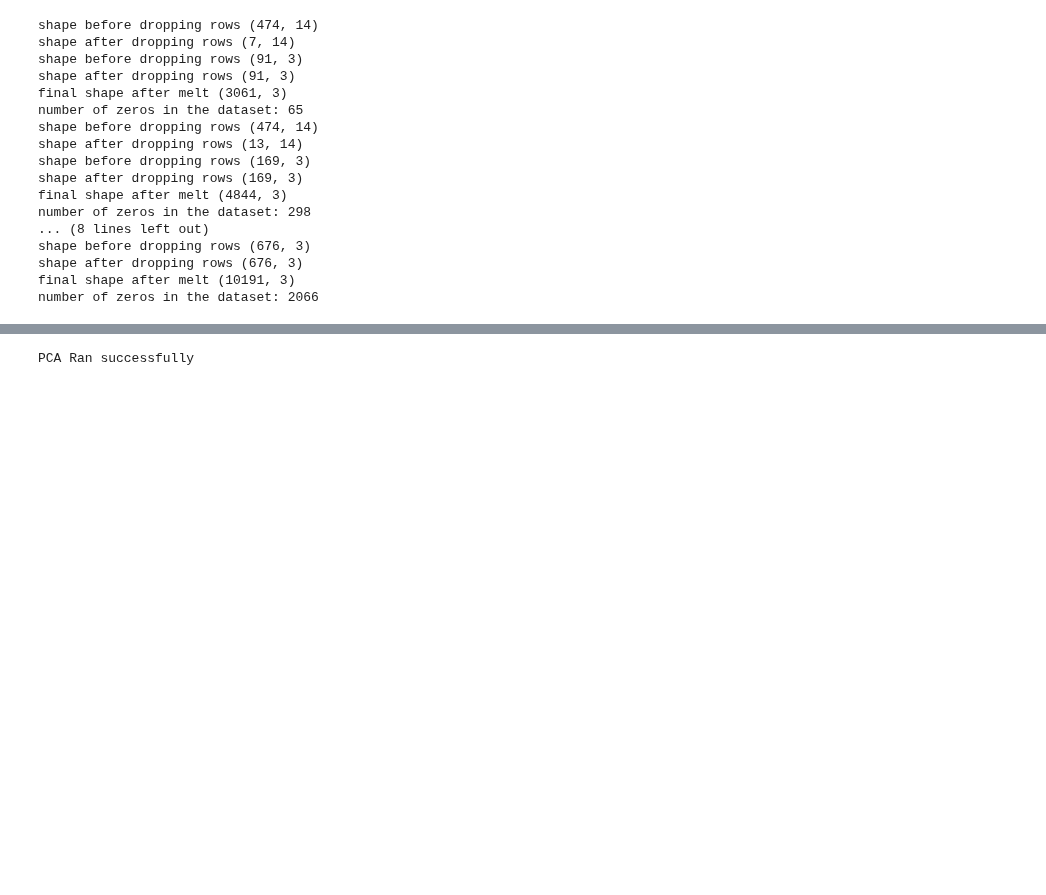
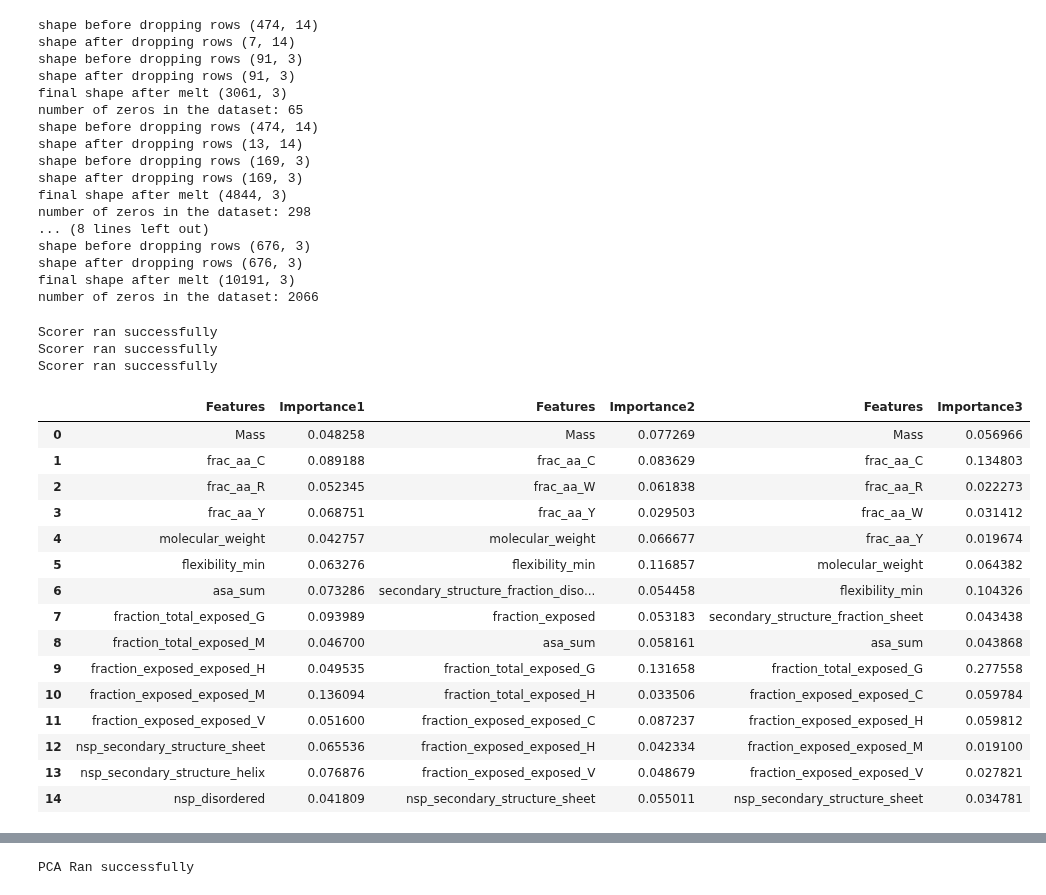
Before and after one commit to karst-poulsen/PC_ML_using_NSP, a Jupyter notebook: ML_5_pubpipe_Samples.ipynb, the cells around one changed output, grey strips where cells are left out. Drawn from its saved outputs; the diff is of its cells as text; code cells hidden in the pictures; blank space fills up the shorter version.

```diff
--- a/ML_5_pubpipe_Samples.ipynb
+++ b/ML_5_pubpipe_Samples.ipynb
@@ -294,3 +294,52 @@ for file in files:
     df = RFECV_plot(df,label_abund,model,id,folds=splits,step=2)
     df_out=pd.concat([df, id_col,labels_df], axis=1)
     df_out.to_excel(in_dir+id+'RFECV.xlsx',index=False)
+# %%
+model=RandomForestRegressor(n_estimators=100)
+df_filepath='Input_data/Save_files/df_1_all.xlsx'
+df = pd.read_excel(df_filepath, header=0)
+summary_tmp=[]
+feats=[]
+for i in range(1,4):
+    df_test=df[df['NPUNID']==i].copy()
+    labels_df= df_test['Abundance'].copy()
+    id_col= df_test['NPUNID'].copy()
+    label_abund=np.ravel(labels_df)
+    df_test=df_test.drop(columns=['Entry', 'Abundance', 'Sequence', 'NPID', 'Ligands', 'Protein Source', 'Sample_num', 'Unnamed: 5','Raw_FileID','NPUNID','Abundance_Controls'])
+    step = 3
+    estimator = model
+    selector = RFE(estimator, n_features_to_select=15, step=step)
+    selector = selector.fit(df_test, label_abund)
+    feat_list = selector.get_feature_names_out()
+    df_test = df_test[feat_list].copy()
+
+
+    model.fit(df_test,labels_df)
+    tmp2,tmp3=scorer(df_test, label_abund, model, str(i), 10)
+    summary_tmp.append(tmp2)
+    feats.append(tmp3)
+# lasso_feature_selection(df, label_abund, id)
+summary=pd.concat(summary_tmp,axis=0)
+feat_summary=feats[0]
+for d in feats[1:]:
+    feat_summary=feat_summary.merge(d, on='Features',how='outer')
+# %% [output]
+Scorer ran successfully
+Scorer ran successfully
+Scorer ran successfully
+|  | Features | Importance1 | Features | Importance2 | Features | Importance3 |
+| 0 | Mass | 0.048258 | Mass | 0.077269 | Mass | 0.056966 |
+| 1 | frac_aa_C | 0.089188 | frac_aa_C | 0.083629 | frac_aa_C | 0.134803 |
+| 2 | frac_aa_R | 0.052345 | frac_aa_W | 0.061838 | frac_aa_R | 0.022273 |
+| 3 | frac_aa_Y | 0.068751 | frac_aa_Y | 0.029503 | frac_aa_W | 0.031412 |
+| 4 | molecular_weight | 0.042757 | molecular_weight | 0.066677 | frac_aa_Y | 0.019674 |
+| 5 | flexibility_min | 0.063276 | flexibility_min | 0.116857 | molecular_weight | 0.064382 |
+| 6 | asa_sum | 0.073286 | secondary_structure_fraction_diso... | 0.054458 | flexibility_min | 0.104326 |
+| 7 | fraction_total_exposed_G | 0.093989 | fraction_exposed | 0.053183 | secondary_structure_fraction_sheet | 0.043438 |
+| 8 | fraction_total_exposed_M | 0.046700 | asa_sum | 0.058161 | asa_sum | 0.043868 |
+| 9 | fraction_exposed_exposed_H | 0.049535 | fraction_total_exposed_G | 0.131658 | fraction_total_exposed_G | 0.277558 |
+| 10 | fraction_exposed_exposed_M | 0.136094 | fraction_total_exposed_H | 0.033506 | fraction_exposed_exposed_C | 0.059784 |
+| 11 | fraction_exposed_exposed_V | 0.051600 | fraction_exposed_exposed_C | 0.087237 | fraction_exposed_exposed_H | 0.059812 |
+| 12 | nsp_secondary_structure_sheet | 0.065536 | fraction_exposed_exposed_H | 0.042334 | fraction_exposed_exposed_M | 0.019100 |
+| 13 | nsp_secondary_structure_helix | 0.076876 | fraction_exposed_exposed_V | 0.048679 | fraction_exposed_exposed_V | 0.027821 |
+| 14 | nsp_disordered | 0.041809 | nsp_secondary_structure_sheet | 0.055011 | nsp_secondary_structure_sheet | 0.034781 |
```
Also changed, not shown: parts of 5 cells of this notebook, 1 other file.
